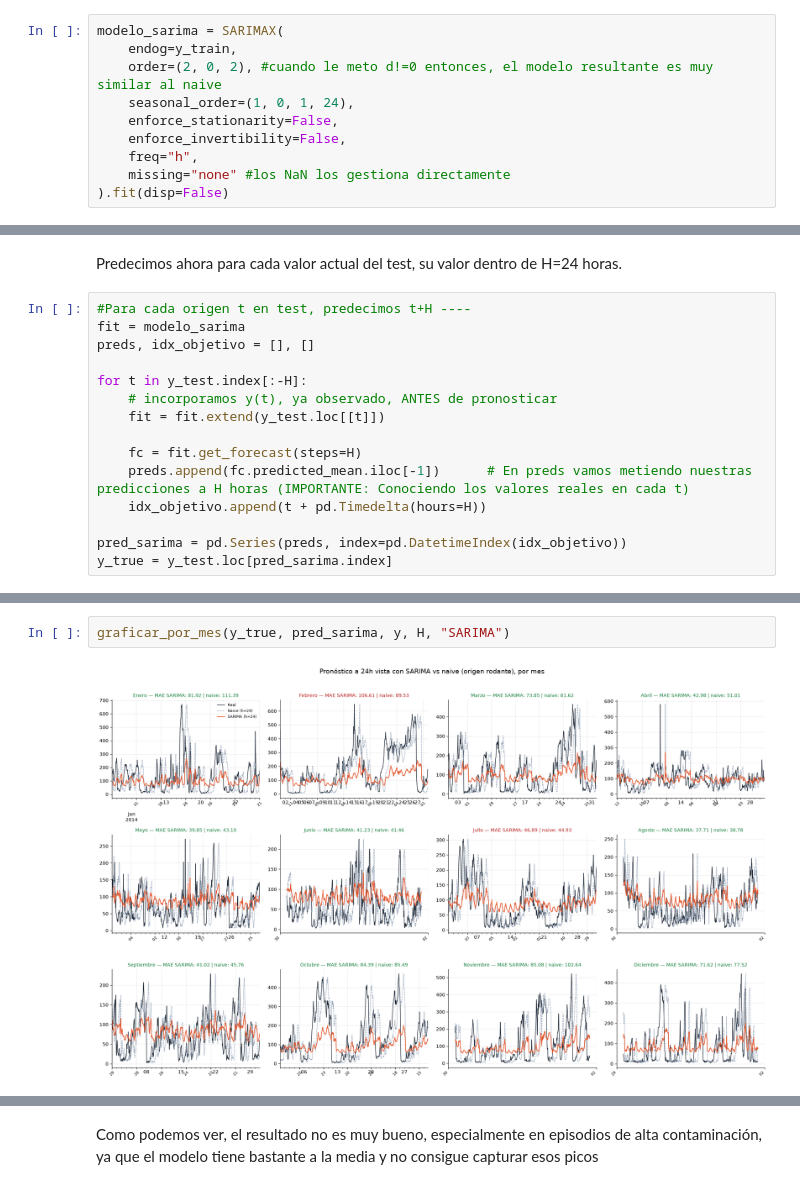
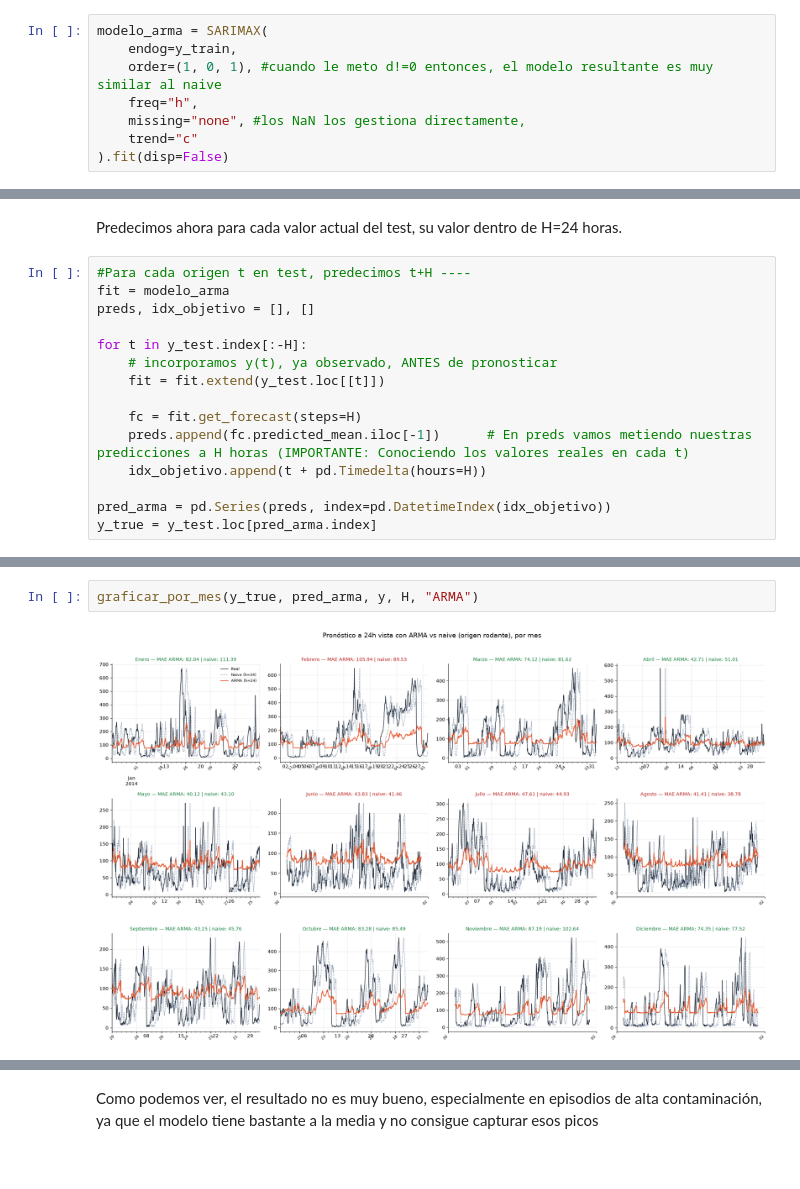
Before and after one commit to AntonioBelloCastro/beijing-air-quality, a Jupyter notebook: notebooks/05_1_modelos_baseline.ipynb, the cells around one changed output, grey strips where cells are left out. Cells and saved outputs as stored; diff of their text form.

Commit message:
añadido modelos arma(1,1) y sarimax con mejores hiperparámetros tras hacer backtesting

```diff
--- a/notebooks/05_1_modelos_baseline.ipynb
+++ b/notebooks/05_1_modelos_baseline.ipynb
@@ -151,10 +200,8 @@ Vimos que el test ADF aceptaba el ser estacionaria, por lo que tomaremos d=0 en
 # %%
-modelo_sarima = SARIMAX(
+modelo_arma = SARIMAX(
     endog=y_train,
-    order=(2, 0, 2), #cuando le meto d!=0 entonces, el modelo resultante es muy similar al naive
-    seasonal_order=(1, 0, 1, 24),
-    enforce_stationarity=False,
-    enforce_invertibility=False,
+    order=(1, 0, 1), #cuando le meto d!=0 entonces, el modelo resultante es muy similar al naive
     freq="h",
-    missing="none" #los NaN los gestiona directamente
+    missing="none", #los NaN los gestiona directamente,
+    trend="c"
 ).fit(disp=False)
@@ -162,7 +231,7 @@ modelo_sarima = SARIMAX(
 Predecimos ahora para cada valor actual del test, su valor dentro de H=24 horas.
 # %%
 #Para cada origen t en test, predecimos t+H ----
-fit = modelo_sarima
+fit = modelo_arma
 preds, idx_objetivo = [], []
 
 for t in y_test.index[:-H]:
@@ -173,5 +242,5 @@ for t in y_test.index[:-H]:
     preds.append(fc.predicted_mean.iloc[-1])      # En preds vamos metiendo nuestras predicciones a H horas (IMPORTANTE: Conociendo los valores reales en cada t)
     idx_objetivo.append(t + pd.Timedelta(hours=H))
 
-pred_sarima = pd.Series(preds, index=pd.DatetimeIndex(idx_objetivo))
-y_true = y_test.loc[pred_sarima.index]
+pred_arma = pd.Series(preds, index=pd.DatetimeIndex(idx_objetivo))
+y_true = y_test.loc[pred_arma.index]
@@ -178,5 +262,5 @@ y_true = y_test.loc[pred_sarima.index]
 # %%
-graficar_por_mes(y_true, pred_sarima, y, H, "SARIMA")
+graficar_por_mes(y_true, pred_arma, y, H, "ARMA")
 # %% [output]
-[figure, old version]
+[figure, new version]
 # %%
```
Also changed, not shown: parts of 28 cells of this notebook.
